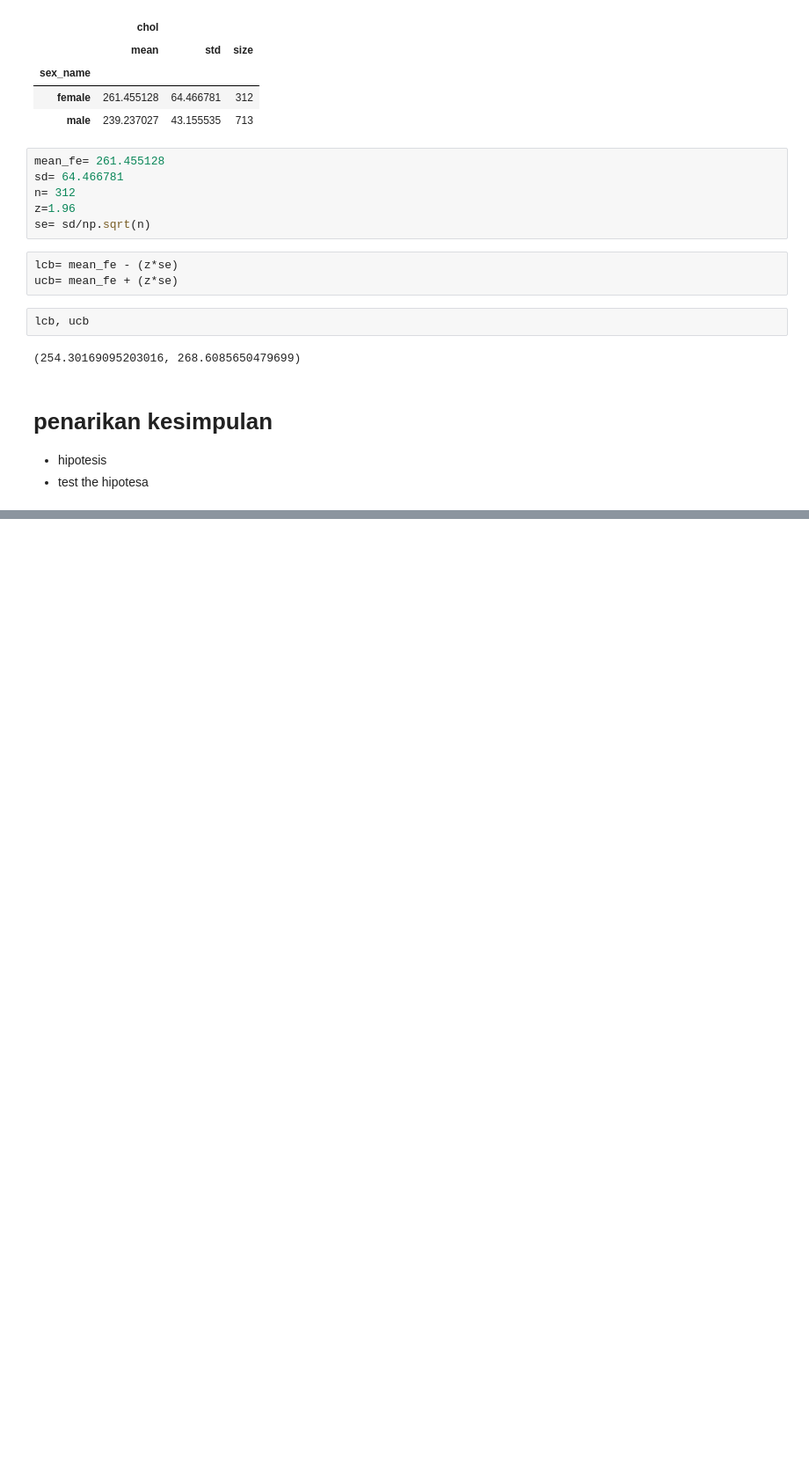
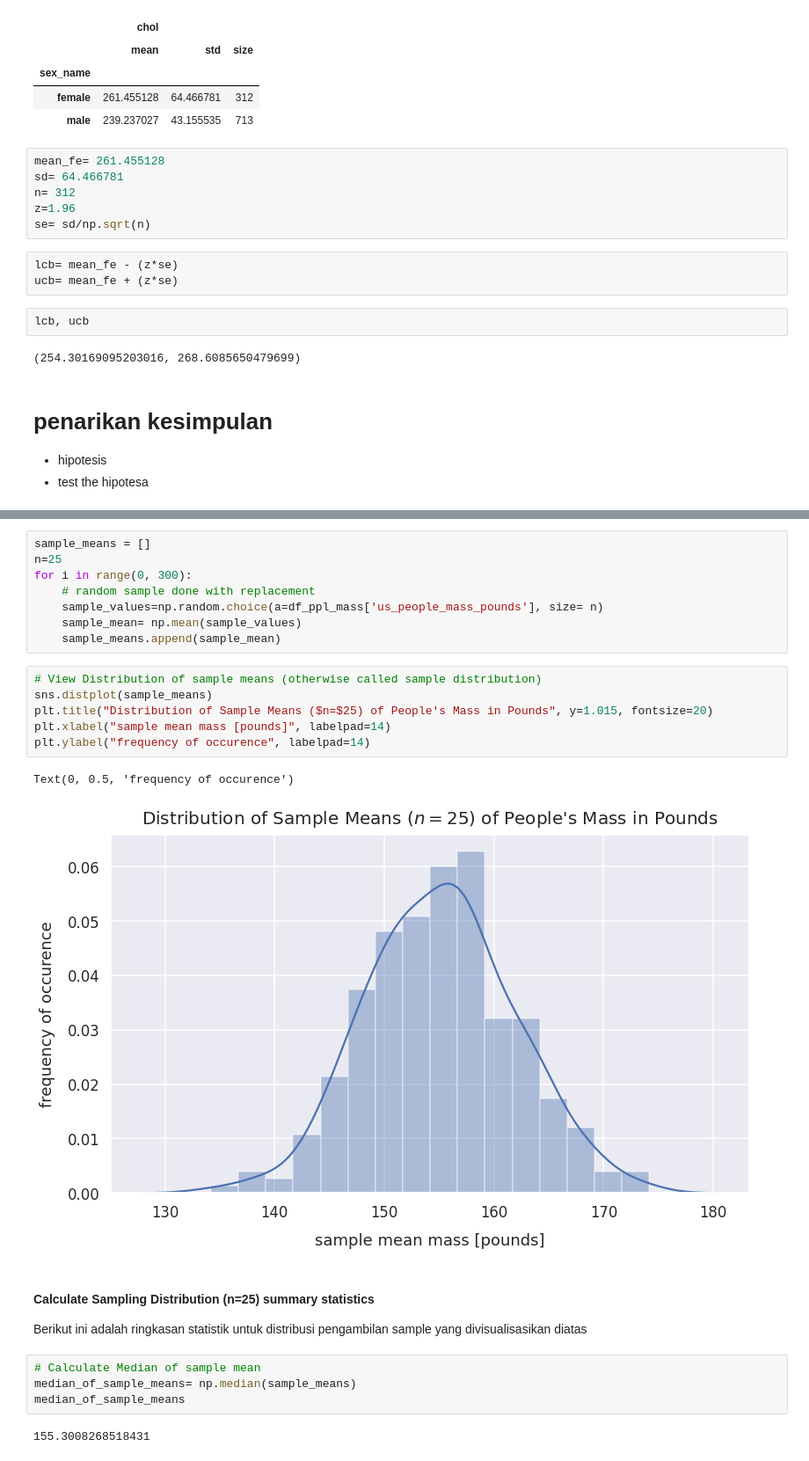
Before and after one commit to safiraauliar/H8_PYTN-KS-003, a Jupyter notebook: Sesi10-Inferential-Statistics.ipynb, the cells around one changed output, grey strips where cells are left out. Shown: that part at 88% size. Cells and saved outputs as stored; diff of their text form; blank space fills up the shorter version.

```diff
--- a/Sesi10-Inferential-Statistics.ipynb
+++ b/Sesi10-Inferential-Statistics.ipynb
@@ -182,0 +238,26 @@ lcb, ucb
+# %%
+sample_means = []
+n=25
+for i in range(0, 300):
+    # random sample done with replacement
+    sample_values=np.random.choice(a=df_ppl_mass['us_people_mass_pounds'], size= n)
+    sample_mean= np.mean(sample_values)
+    sample_means.append(sample_mean)
+# %%
+# View Distribution of sample means (otherwise called sample distribution)
+sns.distplot(sample_means)
+plt.title("Distribution of Sample Means ($n=$25) of People's Mass in Pounds", y=1.015, fontsize=20)
+plt.xlabel("sample mean mass [pounds]", labelpad=14)
+plt.ylabel("frequency of occurence", labelpad=14)
+# %% [output]
+Text(0, 0.5, 'frequency of occurence')
+[figure, added]
+# %% [markdown]
+#### Calculate Sampling Distribution (n=25) summary statistics
+Berikut ini adalah ringkasan statistik untuk distribusi pengambilan sample yang divisualisasikan diatas
+# %%
+# Calculate Median of sample mean
+median_of_sample_means= np.median(sample_means)
+median_of_sample_means
+# %% [output]
+155.3008268518431
```
Also changed, not shown: parts of 53 cells of this notebook.
